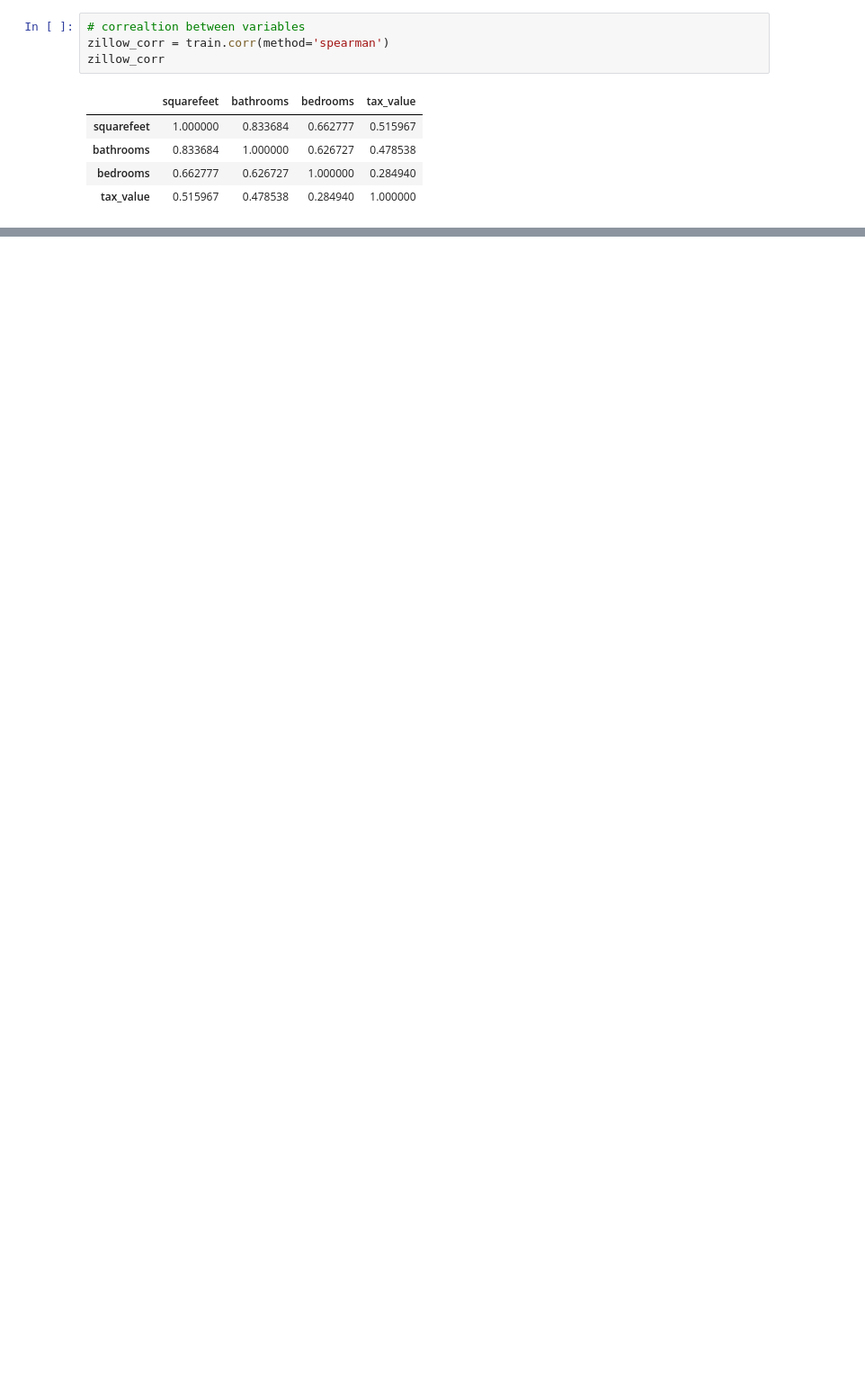
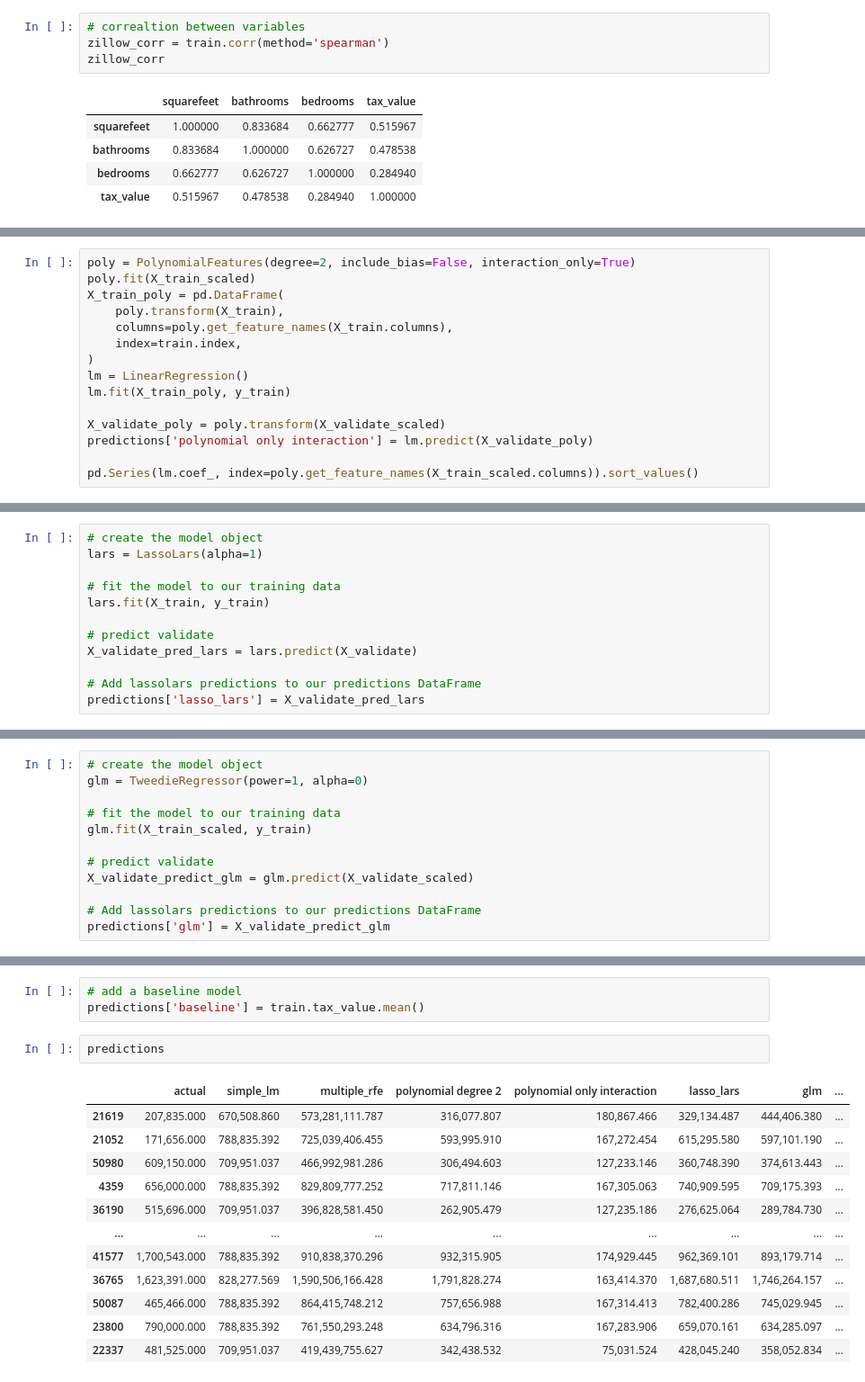
Before and after one commit to Yvette-Ibarra/regression-project, a Jupyter notebook: Working_notebook_regression_zillow.ipynb, the cells around one changed output, grey strips where cells are left out. Shown at 90% size. Saved outputs shown, nothing was run; the diff lists cells and outputs as text; blank space fills up the shorter version.

Commit message:
update model creation and evaluation

```diff
--- a/Working_notebook_regression_zillow.ipynb
+++ b/Working_notebook_regression_zillow.ipynb
@@ -339,0 +572,15 @@ There is a correlation between tax_value and bedrooms
+# %%
+poly = PolynomialFeatures(degree=2, include_bias=False, interaction_only=True)
+poly.fit(X_train_scaled)
+X_train_poly = pd.DataFrame(
+    poly.transform(X_train),
+    columns=poly.get_feature_names(X_train.columns),
+    index=train.index,
+)
+lm = LinearRegression()
+lm.fit(X_train_poly, y_train)
+
+X_validate_poly = poly.transform(X_validate_scaled)
+predictions['polynomial only interaction'] = lm.predict(X_validate_poly)
+
+pd.Series(lm.coef_, index=poly.get_feature_names(X_train_scaled.columns)).sort_values()
@@ -339,0 +613,12 @@ There is a correlation between tax_value and bedrooms
+# %%
+# create the model object
+lars = LassoLars(alpha=1)
+
+# fit the model to our training data
+lars.fit(X_train, y_train)
+
+# predict validate
+X_validate_pred_lars = lars.predict(X_validate)
+
+# Add lassolars predictions to our predictions DataFrame
+predictions['lasso_lars'] = X_validate_pred_lars
@@ -339,0 +657,12 @@ There is a correlation between tax_value and bedrooms
+# %%
+# create the model object
+glm = TweedieRegressor(power=1, alpha=0)
+
+# fit the model to our training data
+glm.fit(X_train_scaled, y_train)
+
+# predict validate
+X_validate_predict_glm = glm.predict(X_validate_scaled)
+
+# Add lassolars predictions to our predictions DataFrame
+predictions['glm'] = X_validate_predict_glm
@@ -339,0 +671,18 @@ There is a correlation between tax_value and bedrooms
+# %%
+# add a baseline model
+predictions['baseline'] = train.tax_value.mean()
+# %%
+predictions
+# %% [output]
+|  | actual | simple_lm | multiple_rfe | polynomial degree 2 | polynomial only interaction | lasso_lars | glm | ... |
+| 21619 | 207,835.000 | 670,508.860 | 573,281,111.787 | 316,077.807 | 180,867.466 | 329,134.487 | 444,406.380 | ... |
+| 21052 | 171,656.000 | 788,835.392 | 725,039,406.455 | 593,995.910 | 167,272.454 | 615,295.580 | 597,101.190 | ... |
+| 50980 | 609,150.000 | 709,951.037 | 466,992,981.286 | 306,494.603 | 127,233.146 | 360,748.390 | 374,613.443 | ... |
+| 4359 | 656,000.000 | 788,835.392 | 829,809,777.252 | 717,811.146 | 167,305.063 | 740,909.595 | 709,175.393 | ... |
+| 36190 | 515,696.000 | 709,951.037 | 396,828,581.450 | 262,905.479 | 127,235.186 | 276,625.064 | 289,784.730 | ... |
+| ... | ... | ... | ... | ... | ... | ... | ... | ... |
+| 41577 | 1,700,543.000 | 788,835.392 | 910,838,370.296 | 932,315.905 | 174,929.445 | 962,369.101 | 893,179.714 | ... |
+| 36765 | 1,623,391.000 | 828,277.569 | 1,590,506,166.428 | 1,791,828.274 | 163,414.370 | 1,687,680.511 | 1,746,264.157 | ... |
+| 50087 | 465,466.000 | 788,835.392 | 864,415,748.212 | 757,656.988 | 167,314.413 | 782,400.286 | 745,029.945 | ... |
+| 23800 | 790,000.000 | 788,835.392 | 761,550,293.248 | 634,796.316 | 167,283.906 | 659,070.161 | 634,285.097 | ... |
+| 22337 | 481,525.000 | 709,951.037 | 419,439,755.627 | 342,438.532 | 75,031.524 | 428,045.240 | 358,052.834 | ... |
```
Also changed, not shown: parts of 74 cells of this notebook.
